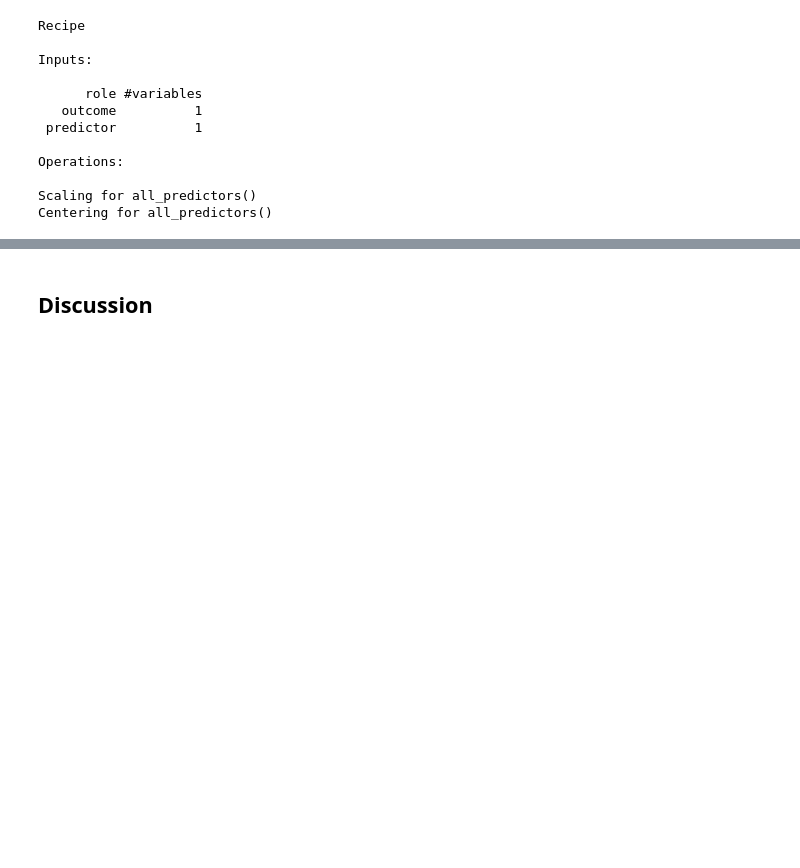
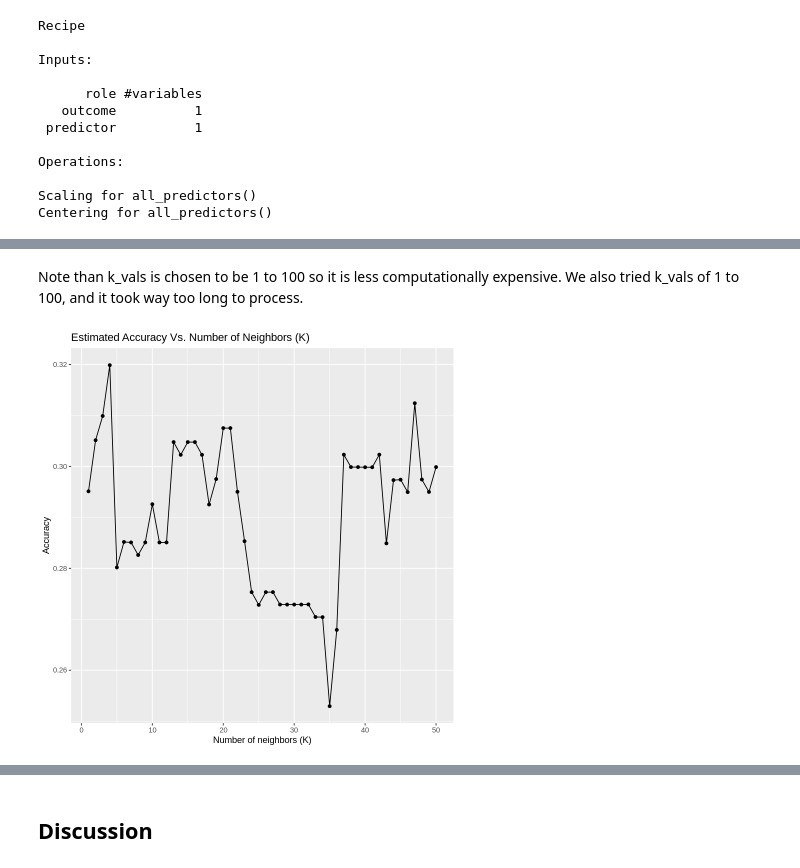
Before and after one commit to tim13246879/dsci-100-2022w1-group-87, a Jupyter notebook: Final_report.ipynb, the cells around one changed output, grey strips where cells are left out. Drawn from its saved outputs; the diff is of its cells as text; code cells hidden in the pictures; blank space fills up the shorter version.

```diff
--- a/Final_report.ipynb
+++ b/Final_report.ipynb
@@ -287,16 +314,12 @@ Operations:
 Scaling for all_predictors()
 Centering for all_predictors()
 # %%
-knn_spec <- nearest_neighbor(weight_func = "rectangular", neighbors = tune()) |>
+knn_tune <- nearest_neighbor(weight_func = "rectangular", neighbors = tune()) |>
             set_engine("kknn") |>
             set_mode("classification")
-knn_spec
+knn_tune
 
-data_fit <- workflow() |>
-             add_recipe(data_recipe) |>
-             add_model(knn_spec) |>
-             fit(data = data_train)
-data_fit
+k_vals <- tibble(neighbors = seq(1:50))
 # %% [output]
 K-Nearest Neighbor Model Specification (classification)
 
@@ -328,0 +331,20 @@ Best k: 512
+# %% [markdown]
+Note than k_vals is chosen to be 1 to 100 so it is less computationally expensive. We also tried k_vals of 1 to 100, and it took way too long to process.
+# %%
+knn_results <- workflow() |>
+    add_recipe(data_recipe) |>
+    add_model(knn_tune) |>
+    tune_grid(resamples = data_vfold, grid = k_vals) |>
+    collect_metrics()
+# %%
+accuracies <- knn_results |>
+    filter(.metric == "accuracy")
+
+
+knn_plot <- ggplot(accuracies, aes(x = neighbors, y = mean)) +
+    geom_point() +
+    geom_line() +
+    labs(x = "Number of neighbors (K)", y = "Accuracy", title = "Estimated Accuracy Vs. Number of Neighbors (K)")
+knn_plot
+# %% [output]
+[figure, added]
```
Also changed, not shown: parts of 9 cells of this notebook.
